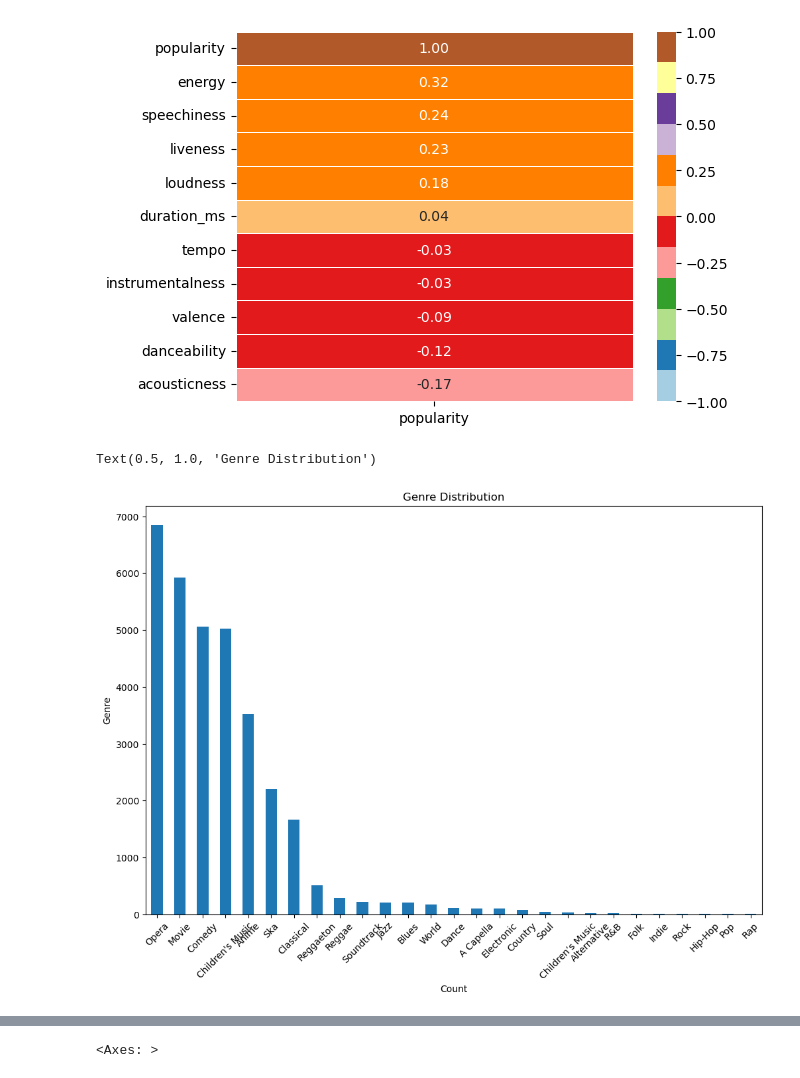
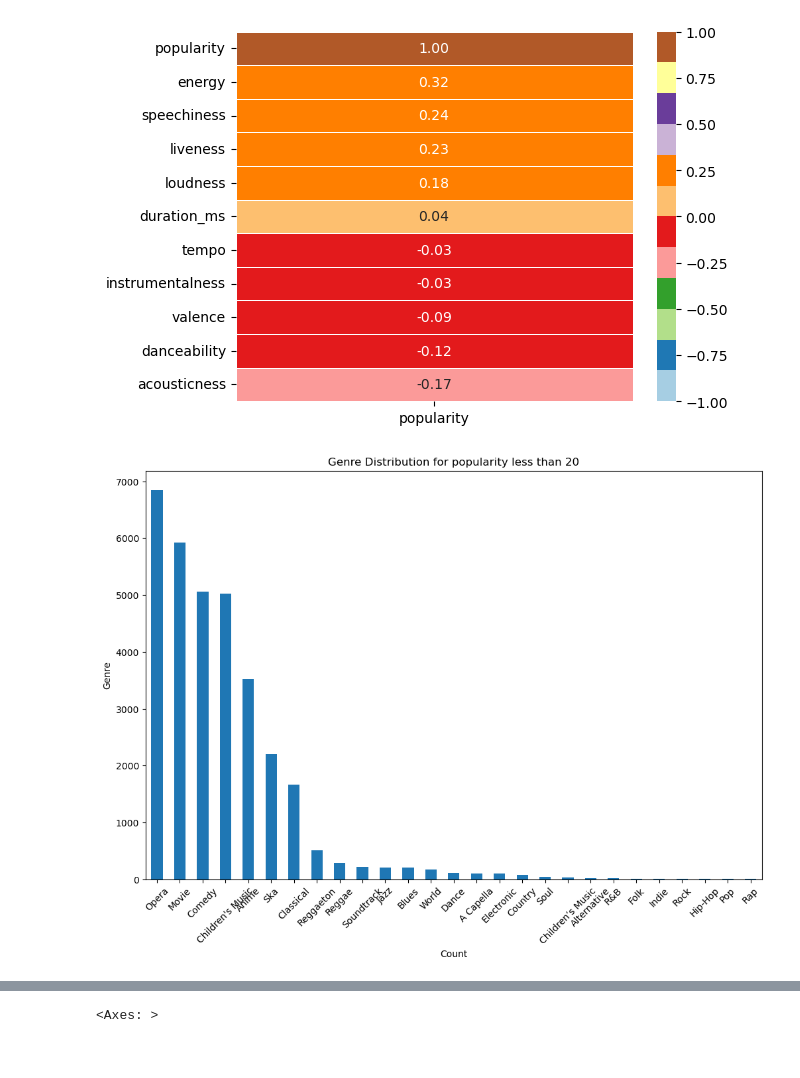
Before and after one commit to dillondiatlo/Team2, a Jupyter notebook: YC/YC_Data_Cleaning_and_EDA.ipynb, the cells around one changed output, grey strips where cells are left out. Cells and saved outputs as stored; diff of their text form; code cells hidden in the pictures.

```diff
--- a/YC/YC_Data_Cleaning_and_EDA.ipynb
+++ b/YC/YC_Data_Cleaning_and_EDA.ipynb
@@ -117,10 +135,9 @@ sns.heatmap(pop_0.corr(numeric_only=True)[['popularity']].sort_values(by='popula
 # %%
 plt.figure(figsize = (12,8))
 pop_0['genre'].value_counts().plot(kind='bar')
 plt.xlabel('Count')
 plt.xticks(rotation = 45)
 plt.ylabel('Genre')
-plt.title('Genre Distribution')
+plt.title('Genre Distribution for popularity less than 20');
 # %% [output]
-Text(0.5, 1.0, 'Genre Distribution')
-[figure, old version]
+[figure, new version]
```
Also changed, not shown: parts of 23 cells of this notebook.
